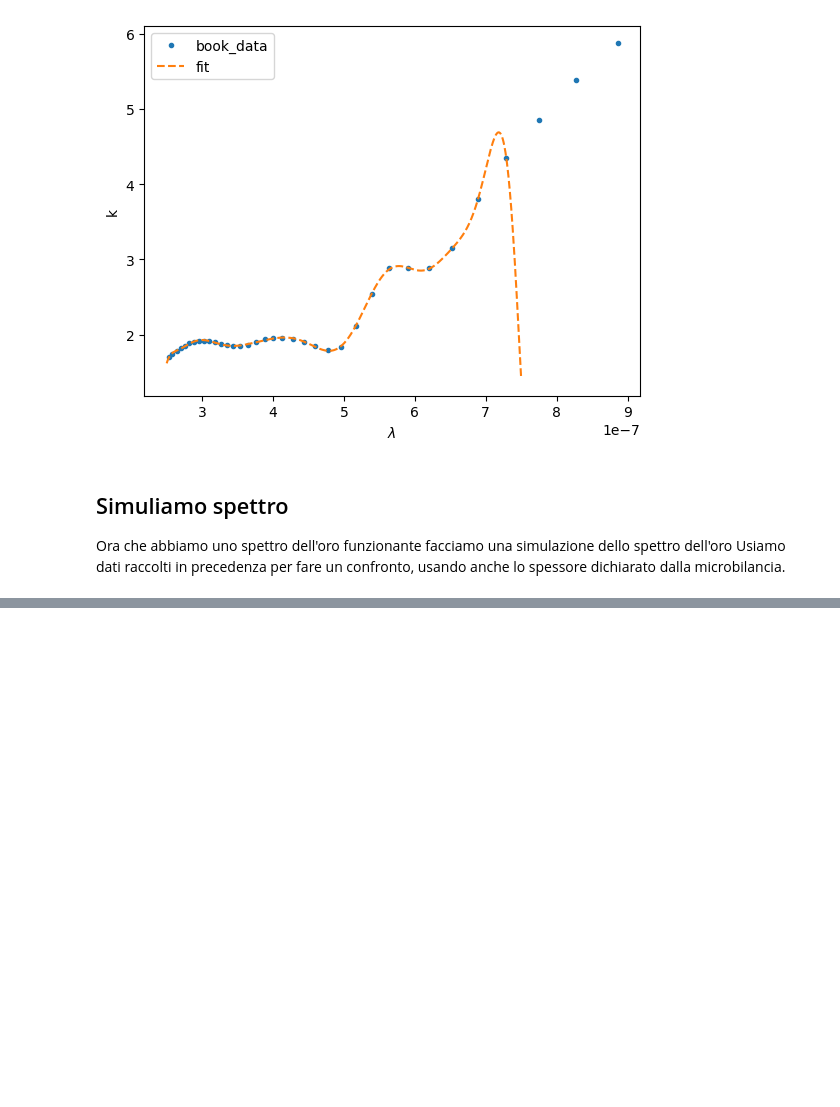
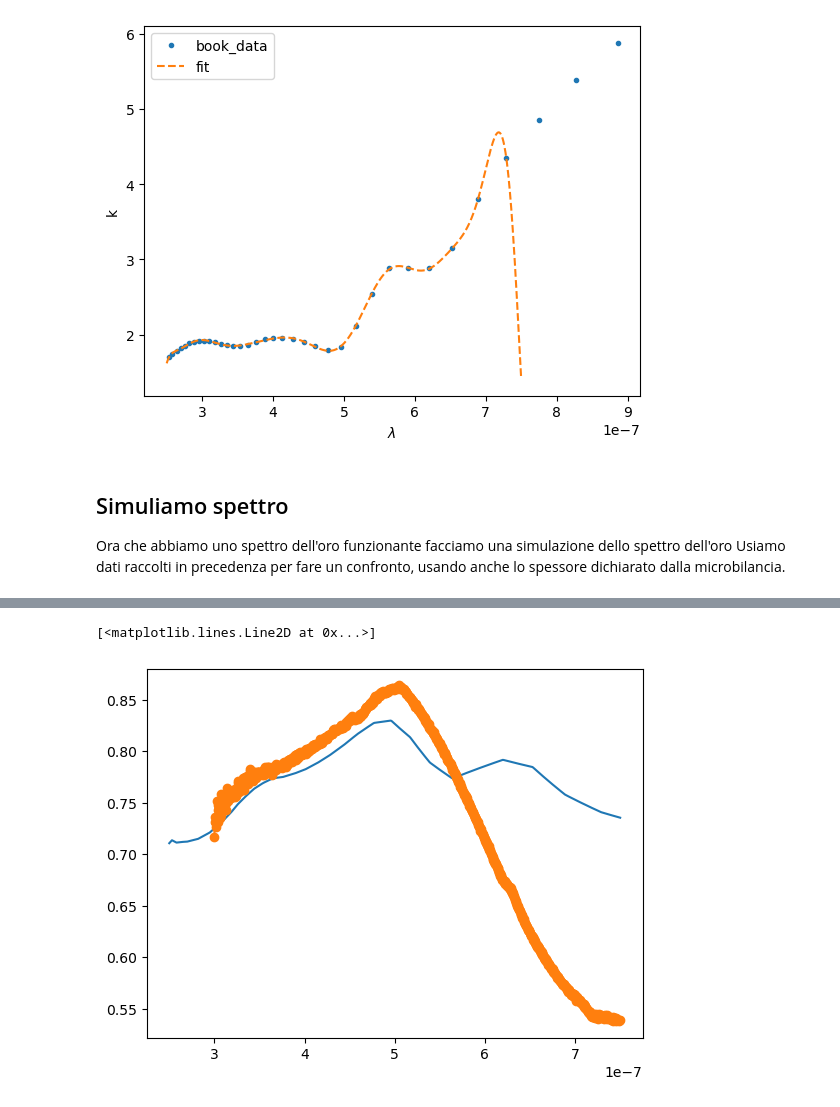
Before and after one commit to RandDouble/lab_mat, a Jupyter notebook: fit_lab.ipynb, the cells around one changed output, grey strips where cells are left out. Cells and saved outputs as stored; diff of their text form; code cells hidden in the pictures; blank space fills up the shorter version.

```diff
--- a/fit_lab.ipynb
+++ b/fit_lab.ipynb
@@ -108,0 +132,7 @@ new_fit.coef.shape
+# %%
+plt.plot(x, np.exp(- 4. * np.pi *  ynew * 4e-9 / x), label = "4 nm")
+
+plt.plot("lambda", "polished","-o", data=data[(data["lambda"]>300e-9) & (data["lambda"]<750e-9) ], label='experimental_data')
+# %% [output]
+[<matplotlib.lines.Line2D at 0x...>]
+[figure, added]
```
Also changed, not shown: parts of 8 cells of this notebook, 2 other files.
